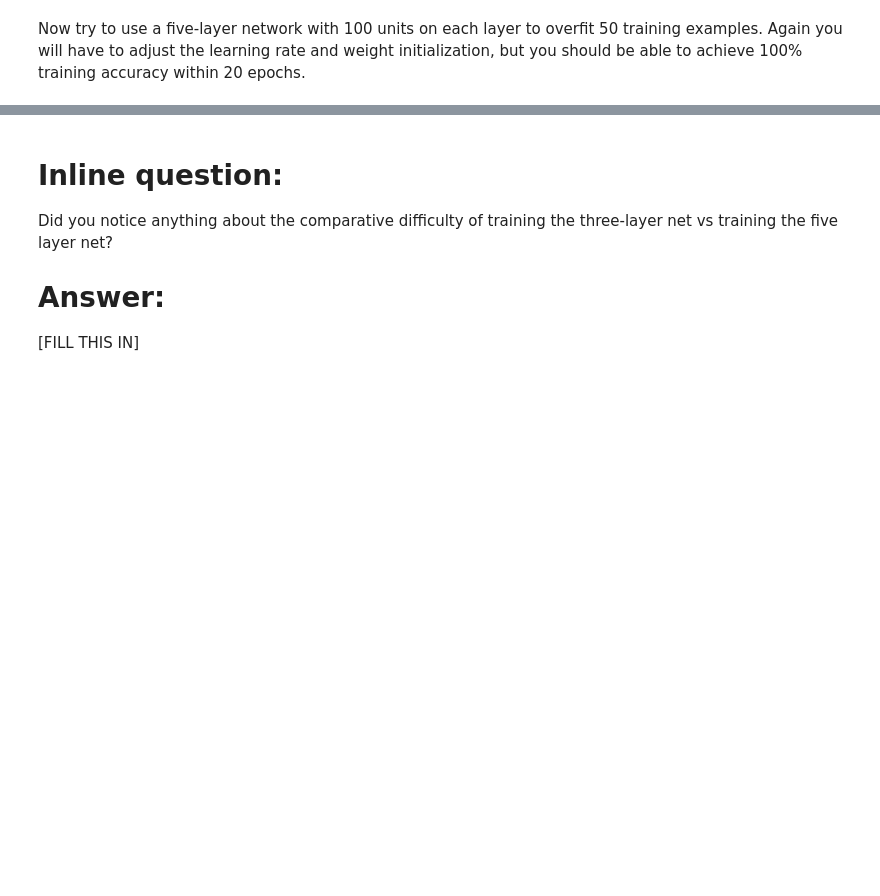
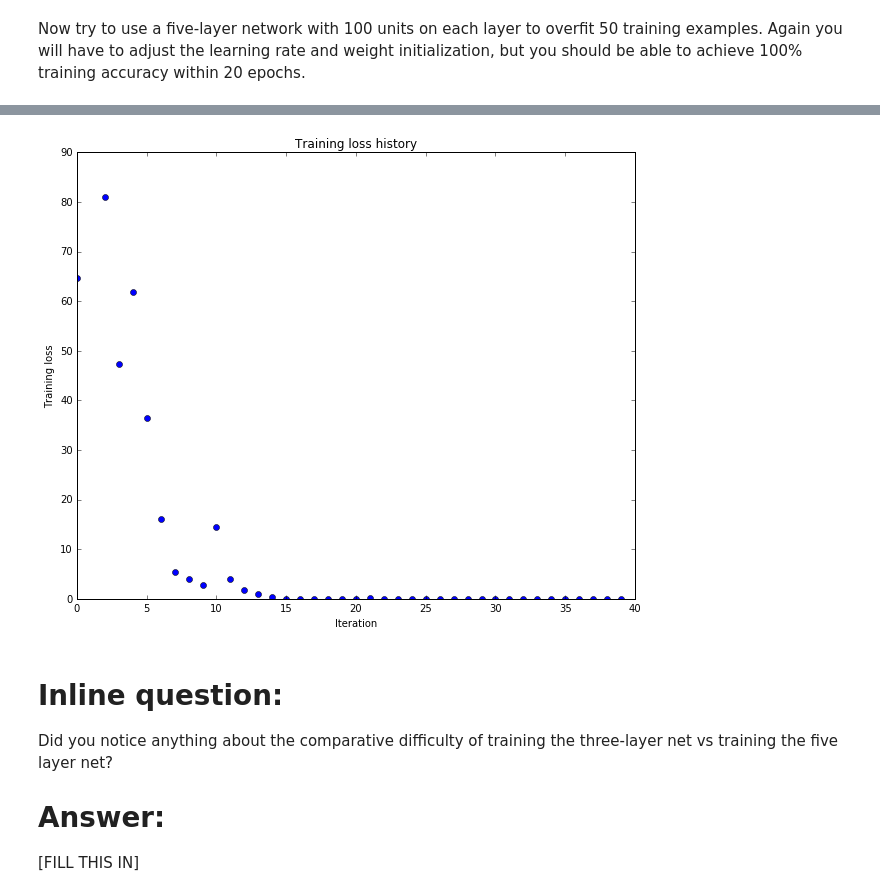
Before and after one commit to siavashkavousi/CNN-course, a Jupyter notebook: assignment2/FullyConnectedNets.ipynb, the cells around one changed output, grey strips where cells are left out. Saved outputs shown, nothing was run; the diff lists cells and outputs as text; code cells hidden in the pictures; blank space fills up the shorter version.

```diff
--- a/assignment2/FullyConnectedNets.ipynb
+++ b/assignment2/FullyConnectedNets.ipynb
@@ -367,7 +468,7 @@ small_data = {
 }
 
 learning_rate = 1e-3
-weight_scale = 1e-5
+weight_scale = 1e-1
 model = FullyConnectedNet([100, 100, 100, 100],
                 weight_scale=weight_scale, dtype=np.float64)
 solver = Solver(model, small_data,
@@ -384,3 +485,4 @@ plt.title('Training loss history')
 plt.xlabel('Iteration')
 plt.ylabel('Training loss')
 plt.show()
+# %% [output]
@@ -387,3 +506,4 @@ plt.show()
+[figure, added]
 # %% [markdown]
 # Inline question:
 Did you notice anything about the comparative difficulty of training the three-layer net vs training the five layer net?
```
Also changed, not shown: parts of 20 cells of this notebook.
